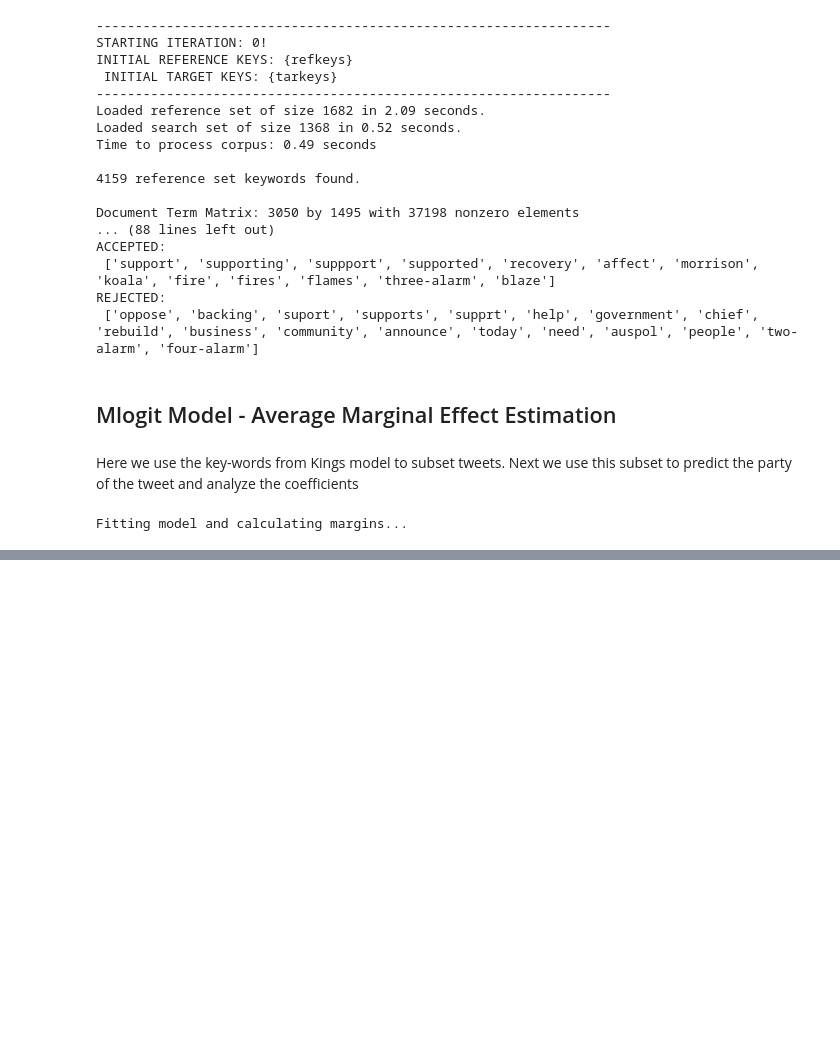
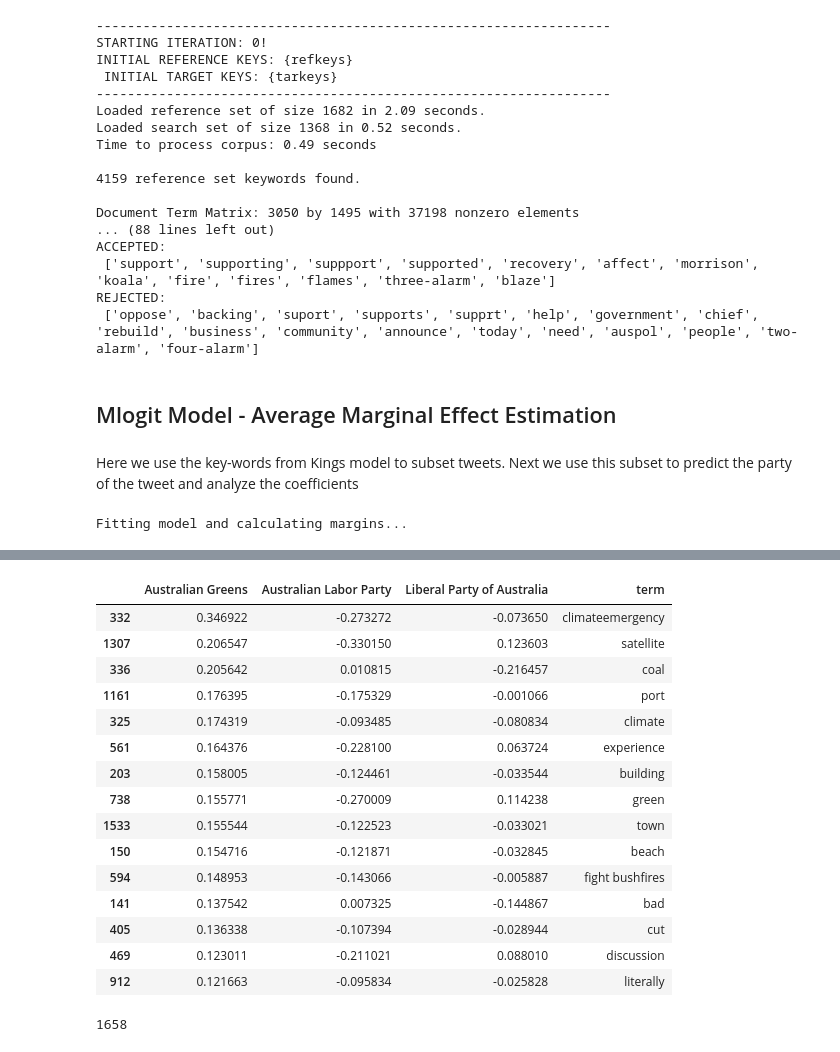
Before and after one commit to frederik-kilpinen/Exam2021-DM-ASDS2, a Jupyter notebook: Notebooks/topic_classification.ipynb, the cells around one changed output, grey strips where cells are left out. Saved outputs shown, nothing was run; the diff lists cells and outputs as text; code cells hidden in the pictures; blank space fills up the shorter version.

```diff
--- a/Notebooks/topic_classification.ipynb
+++ b/Notebooks/topic_classification.ipynb
@@ -361,0 +411,5 @@ mlogit_ci.head(10)
+# %%
+mlogit  = fit_model(X, y)
+# %%
+probas = mlogit.predict_proba(X)
+betas = mlogit.coef_
@@ -361,0 +424,43 @@ mlogit_ci.head(10)
+# %%
+avg_margins = {}
+for j in tqdm(range(len(mlogit.classes_))):
+    for k in range(betas.shape[1]):
+        dydx = 0
+        for i in range(probas.shape[0]):
+            dydx +=  probas[i,j] * (betas[j,k] - sum([probas[i,m] * betas[m,k]
+                                                      for m in range(len(mlogit.classes_))]))
+
+        avg_margin = 1 / probas.shape[0] * dydx
+        if mlogit.classes_[j] not in avg_margins.keys():
+                    avg_margins[mlogit.classes_[j]] = [avg_margin]
+        else:
+            avg_margins[mlogit.classes_[j]].append(avg_margin)
+# %%
+test_df = pd.DataFrame(avg_margins)
+test_df["term"] = feature_names
+# %%
+test_df.sort_values("Australian Greens", ascending=False).head(15)
+# %% [output]
+|  | Australian Greens | Australian Labor Party | Liberal Party of Australia | term |
+| 332 | 0.346922 | -0.273272 | -0.073650 | climateemergency |
+| 1307 | 0.206547 | -0.330150 | 0.123603 | satellite |
+| 336 | 0.205642 | 0.010815 | -0.216457 | coal |
+| 1161 | 0.176395 | -0.175329 | -0.001066 | port |
+| 325 | 0.174319 | -0.093485 | -0.080834 | climate |
+| 561 | 0.164376 | -0.228100 | 0.063724 | experience |
+| 203 | 0.158005 | -0.124461 | -0.033544 | building |
+| 738 | 0.155771 | -0.270009 | 0.114238 | green |
+| 1533 | 0.155544 | -0.122523 | -0.033021 | town |
+| 150 | 0.154716 | -0.121871 | -0.032845 | beach |
+| 594 | 0.148953 | -0.143066 | -0.005887 | fight bushfires |
+| 141 | 0.137542 | 0.007325 | -0.144867 | bad |
+| 405 | 0.136338 | -0.107394 | -0.028944 | cut |
+| 469 | 0.123011 | -0.211021 | 0.088010 | discussion |
+| 912 | 0.121663 | -0.095834 | -0.025828 | literally |
+# %%
+count = 0
+for i in betas[2]:
+    count += 1
+count
+# %% [output]
+1658
```
Also changed, not shown: parts of 13 cells of this notebook, 3 other files.
